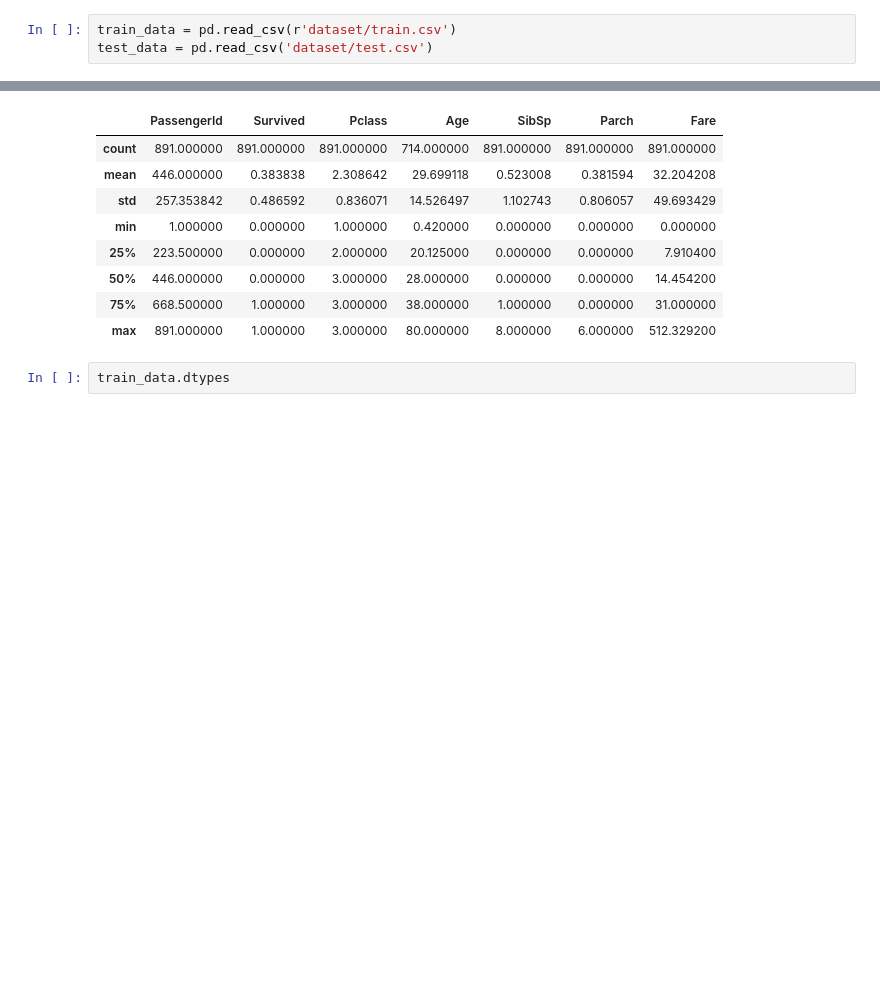
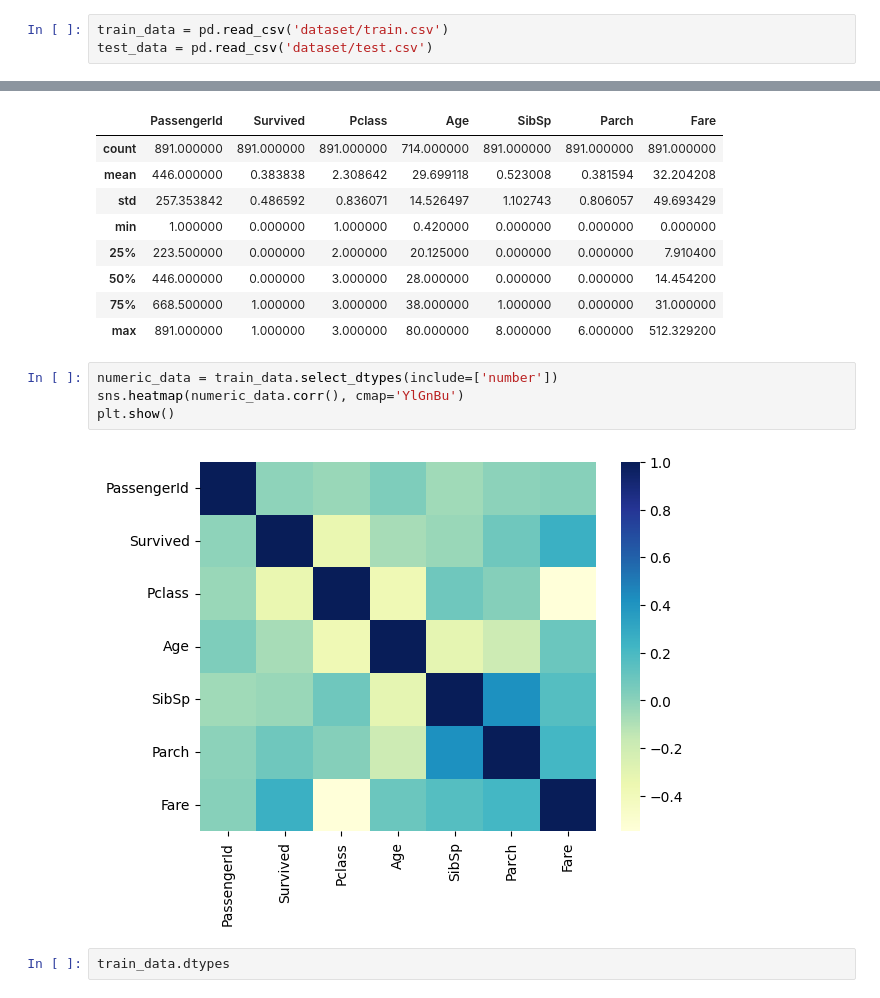
Before and after one commit to xKomil/titanic-survivors-classifier, a Jupyter notebook: titan.ipynb, the cells around one changed output, grey strips where cells are left out. Cells and saved outputs as stored; diff of their text form; blank space fills up the shorter version.

```diff
--- a/titan.ipynb
+++ b/titan.ipynb
@@ -4,7 +4,7 @@ import pandas as pd
 import matplotlib.pyplot as plt
 import seaborn as sns
 # %%
-train_data = pd.read_csv(r'dataset/train.csv')
+train_data = pd.read_csv('dataset/train.csv')
 test_data = pd.read_csv('dataset/test.csv')
 # %%
 train_data.shape
@@ -32,6 +28,12 @@ train_data.describe()
 | 50% | 446.000000 | 0.000000 | 3.000000 | 28.000000 | 0.000000 | 0.000000 | 14.454200 |
 | 75% | 668.500000 | 1.000000 | 3.000000 | 38.000000 | 1.000000 | 0.000000 | 31.000000 |
 | max | 891.000000 | 1.000000 | 3.000000 | 80.000000 | 8.000000 | 6.000000 | 512.329200 |
+# %%
+numeric_data = train_data.select_dtypes(include=['number'])
+sns.heatmap(numeric_data.corr(), cmap='YlGnBu')
+plt.show()
+# %% [output]
+[figure, added]
 # %%
 train_data.dtypes
 # %% [output]
```
Also changed, not shown: parts of 44 cells of this notebook, 1 other file.
